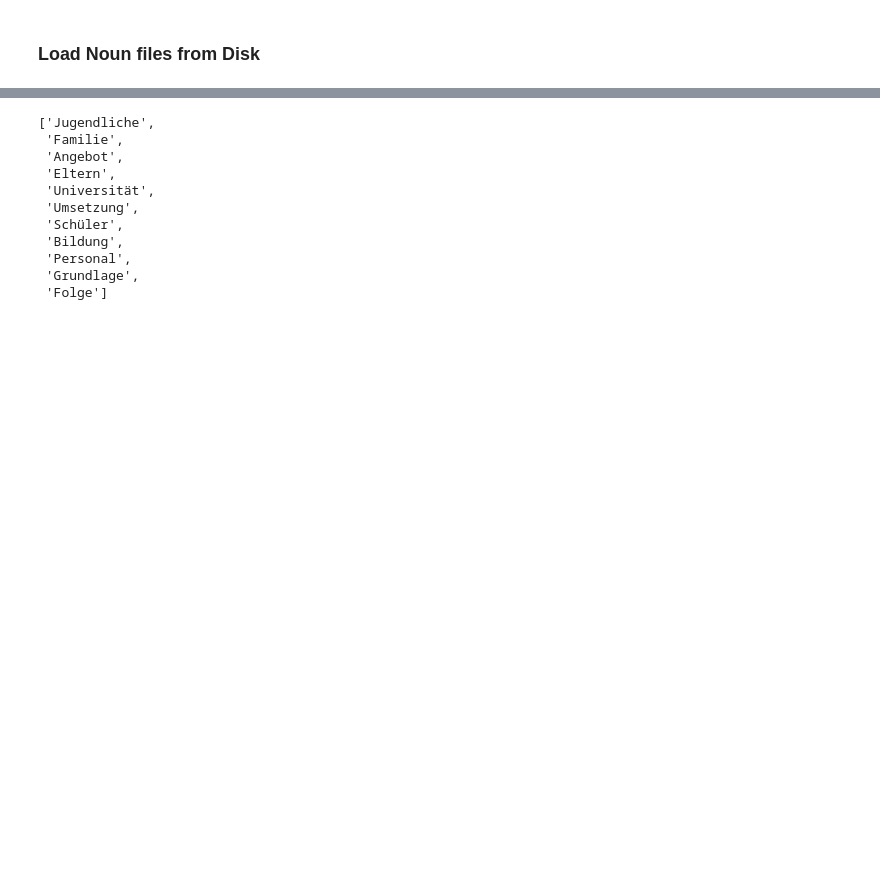
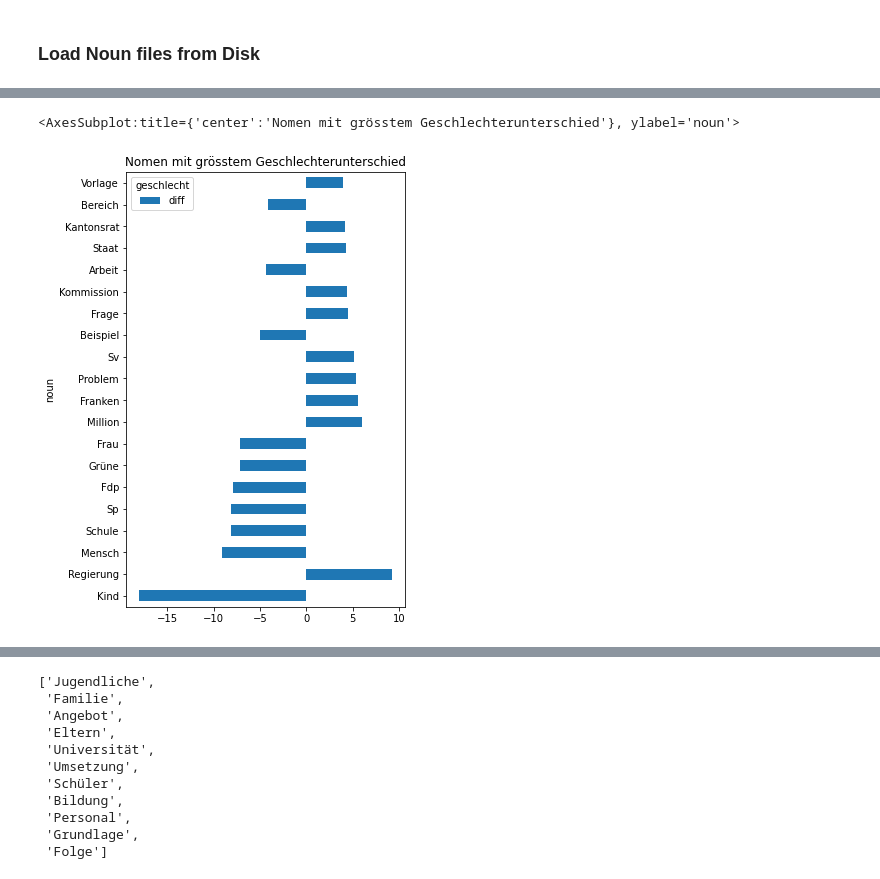
Before and after one commit to simonhuwiler/nzz_zh_kantonsrat, a Jupyter notebook: src/5_text_analysis.ipynb, the cells around one changed output, grey strips where cells are left out. Drawn from its saved outputs; the diff is of its cells as text; code cells hidden in the pictures; blank space fills up the shorter version.

```diff
--- a/src/5_text_analysis.ipynb
+++ b/src/5_text_analysis.ipynb
@@ -14,6 +14,8 @@ import pickle
 
 # Do once
 #nltk.download('punkt')
+# %%
+csv_path = Path('../export/csv_for_infographics')
 # %% [markdown]
 ## Lemmatize / Tag and store as CSV (only once, then goto: next cell)
 Store lemmatized and tagged data as json because of performance issues. Loading a csv with (many!) dicts is very slow and like flying from BER...
@@ -126,7 +128,5 @@ df_w['geschlecht'] = 'w'
 
 df_concat = pd.concat([df_w, df_m])
 
-# Remove duplicates
-df_concat = df_concat.drop_duplicates(subset=['w'], keep = False)
-
-df_concat
+# Rename w, ambiguouse
+df_concat.rename(columns={'w': 'noun'}, inplace=True)
@@ -150,0 +133,10 @@ df_concat
+# %%
+df_pivot = pd.pivot_table(df_concat, index='noun', columns='geschlecht', values='count')
+
+# Indexieren (max = 100)
+df_pivot['m_index'] = round(100 / df_pivot['m'].max() * df_pivot['m'], 1)
+df_pivot['w_index'] = round(100 / df_pivot['w'].max() * df_pivot['w'], 1)
+df_pivot['diff'] = (df_pivot['m_index'] - df_pivot['w_index'])
+df_pivot['diffabs'] = abs(df_pivot['m_index'] - df_pivot['w_index'])
+
+df_pivot.sort_values('w', ascending=False).head(20)
@@ -150,0 +162,8 @@ df_concat
+# %%
+# Show topic with max difference
+df_diff = df_pivot.sort_values('diffabs', ascending=False).head(20)
+df_diff.to_csv(csv_path / 'nouns_spokben_differ_most_between_gender.csv')
+df_diff[['diff']].plot.barh(figsize=(5, 8), title='Nomen mit grösstem Geschlechterunterschied')
+# %% [output]
+<AxesSubplot:title={'center':'Nomen mit grösstem Geschlechterunterschied'}, ylabel='noun'>
+[figure, added]
```
Also changed, not shown: parts of 11 cells of this notebook, 9 other files.
